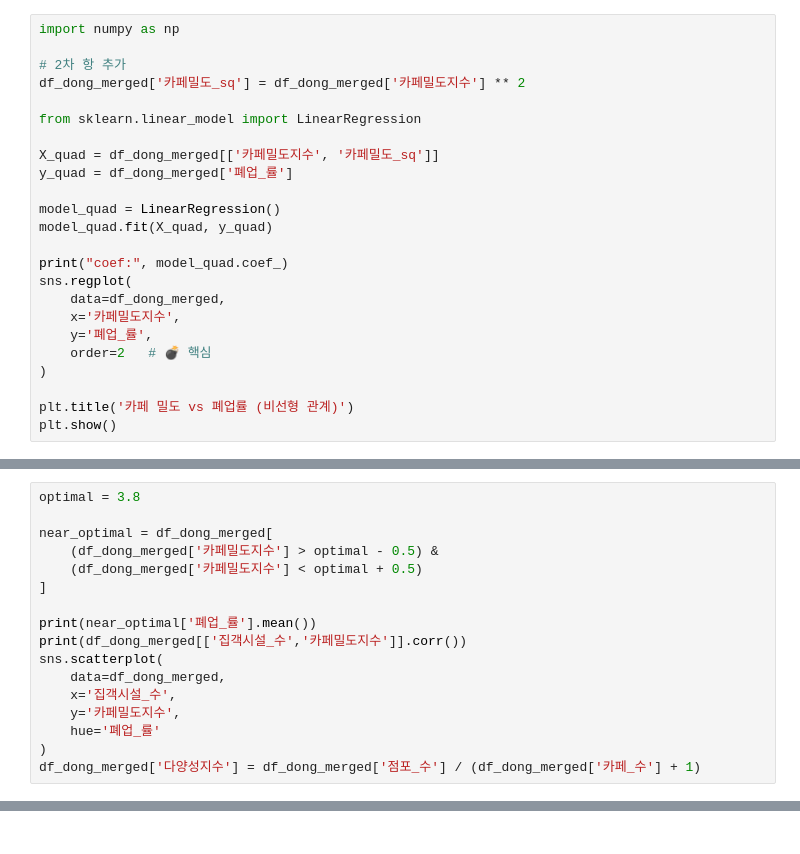
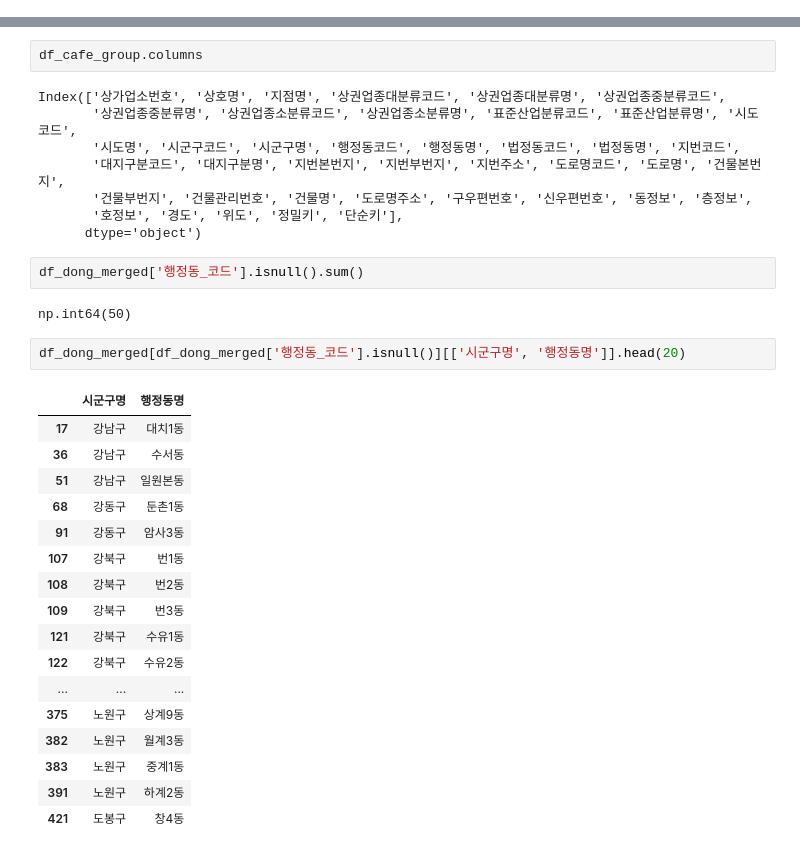
Before and after one commit to ddujeong/survival_project, a Jupyter notebook: data.ipynb, the cells around one changed output, grey strips where cells are left out. Saved outputs shown, nothing was run; the diff lists cells and outputs as text.

```diff
--- a/data.ipynb
+++ b/data.ipynb
@@ -369,24 +518,0 @@ Fitting 5 folds for each of 324 candidates, totalling 1620 fits
-# %%
-import numpy as np
-
-# 2차 항 추가
-df_dong_merged['카페밀도_sq'] = df_dong_merged['카페밀도지수'] ** 2
-
-from sklearn.linear_model import LinearRegression
-
-X_quad = df_dong_merged[['카페밀도지수', '카페밀도_sq']]
-y_quad = df_dong_merged['폐업_률']
-
-model_quad = LinearRegression()
-model_quad.fit(X_quad, y_quad)
-
-print("coef:", model_quad.coef_)
-sns.regplot(
-    data=df_dong_merged,
-    x='카페밀도지수',
-    y='폐업_률',
-    order=2   # 💣 핵심
-)
-
-plt.title('카페 밀도 vs 폐업률 (비선형 관계)')
-plt.show()
@@ -396,17 +518,0 @@ coef: [-0.74283922  0.07198718]
-# %%
-optimal = 3.8
-
-near_optimal = df_dong_merged[
-    (df_dong_merged['카페밀도지수'] > optimal - 0.5) &
-    (df_dong_merged['카페밀도지수'] < optimal + 0.5)
-]
-
-print(near_optimal['폐업_률'].mean())
-print(df_dong_merged[['집객시설_수','카페밀도지수']].corr())
-sns.scatterplot(
-    data=df_dong_merged,
-    x='집객시설_수',
-    y='카페밀도지수',
-    hue='폐업_률'
-)
-df_dong_merged['다양성지수'] = df_dong_merged['점포_수'] / (df_dong_merged['카페_수'] + 1)
@@ -491,0 +581,34 @@ print(compare_top10.sort_values(['타입','폐업_률'], ascending=[True, False]
+# %%
+df_cafe_group.columns
+# %% [output]
+Index(['상가업소번호', '상호명', '지점명', '상권업종대분류코드', '상권업종대분류명', '상권업종중분류코드',
+       '상권업종중분류명', '상권업종소분류코드', '상권업종소분류명', '표준산업분류코드', '표준산업분류명', '시도코드',
+       '시도명', '시군구코드', '시군구명', '행정동코드', '행정동명', '법정동코드', '법정동명', '지번코드',
+       '대지구분코드', '대지구분명', '지번본번지', '지번부번지', '지번주소', '도로명코드', '도로명', '건물본번지',
+       '건물부번지', '건물관리번호', '건물명', '도로명주소', '구우편번호', '신우편번호', '동정보', '층정보',
+       '호정보', '경도', '위도', '정밀키', '단순키'],
+      dtype='object')
+# %%
+df_dong_merged['행정동_코드'].isnull().sum()
+# %% [output]
+np.int64(50)
+# %%
+df_dong_merged[df_dong_merged['행정동_코드'].isnull()][['시군구명', '행정동명']].head(20)
+# %% [output]
+|  | 시군구명 | 행정동명 |
+| 17 | 강남구 | 대치1동 |
+| 36 | 강남구 | 수서동 |
+| 51 | 강남구 | 일원본동 |
+| 68 | 강동구 | 둔촌1동 |
+| 91 | 강동구 | 암사3동 |
+| 107 | 강북구 | 번1동 |
+| 108 | 강북구 | 번2동 |
+| 109 | 강북구 | 번3동 |
+| 121 | 강북구 | 수유1동 |
+| 122 | 강북구 | 수유2동 |
+| ... | ... | ... |
+| 375 | 노원구 | 상계9동 |
+| 382 | 노원구 | 월계3동 |
+| 383 | 노원구 | 중계1동 |
+| 391 | 노원구 | 하계2동 |
+| 421 | 도봉구 | 창4동 |
```
Also changed, not shown: parts of 22 cells of this notebook, 5 other files.
